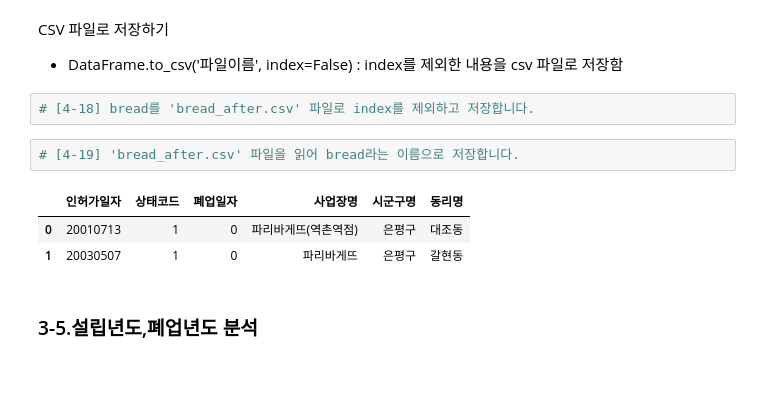
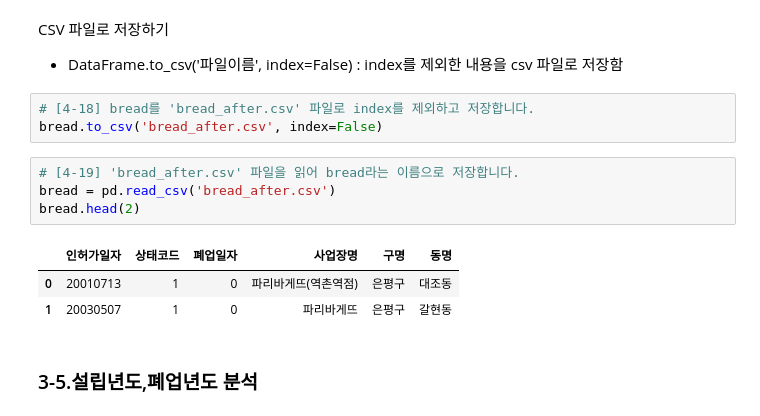
Before and after one commit to choiyun9yu/DataAnalysis, a Jupyter notebook: 빅분기 실기 자료/eduatoz/02. 판다스/[pandas_04]_제과점_서울_어디에_오픈할까_LAB.ipynb, the cells around one changed output. Saved outputs shown, nothing was run; the diff lists cells and outputs as text; blank space fills up the shorter version.

```diff
--- a/빅분기 실기 자료/eduatoz/02. 판다스/[pandas_04]_제과점_서울_어디에_오픈할까_LAB.ipynb
+++ b/빅분기 실기 자료/eduatoz/02. 판다스/[pandas_04]_제과점_서울_어디에_오픈할까_LAB.ipynb
@@ -332,10 +379,13 @@ CSV 파일로 저장하기
 - DataFrame.to_csv('파일이름', index=False) : index를 제외한 내용을 csv 파일로 저장함
 # %%
 # [4-18] bread를 'bread_after.csv' 파일로 index를 제외하고 저장합니다.
+bread.to_csv('bread_after.csv', index=False)
 # %%
 # [4-19] 'bread_after.csv' 파일을 읽어 bread라는 이름으로 저장합니다.
+bread = pd.read_csv('bread_after.csv')
+bread.head(2)
 # %% [output]
-|  | 인허가일자 | 상태코드 | 폐업일자 | 사업장명 | 시군구명 | 동리명 |
+|  | 인허가일자 | 상태코드 | 폐업일자 | 사업장명 | 구명 | 동명 |
 | 0 | 20010713 | 1 | 0 | 파리바게뜨(역촌역점) | 은평구 | 대조동 |
 | 1 | 20030507 | 1 | 0 | 파리바게뜨 | 은평구 | 갈현동 |
 # %% [markdown]
```
Also changed, not shown: parts of 33 cells of this notebook, 2 other files.
